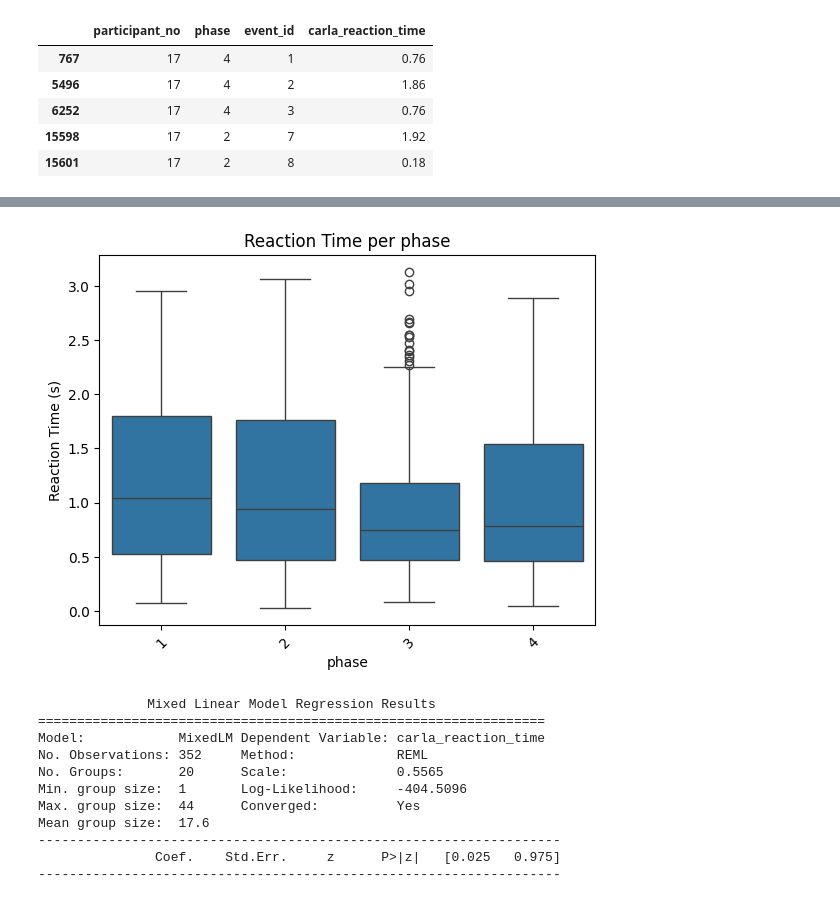
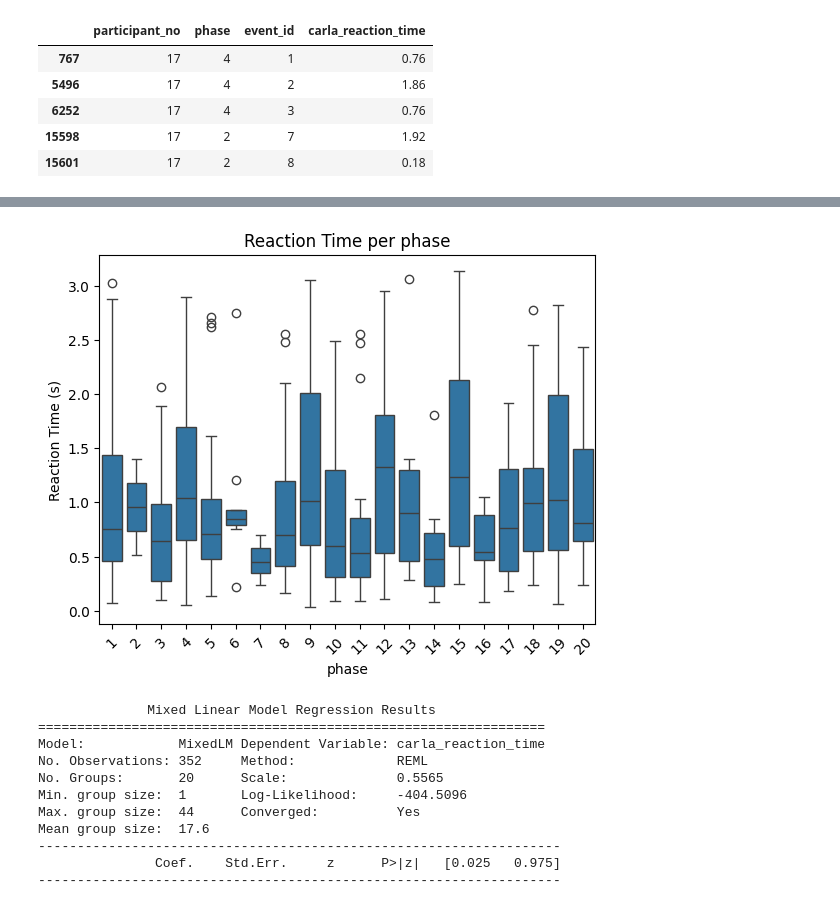
Before and after one commit to KeirAAAlcantara/SimAnalysis, a Jupyter notebook: Sim_Analysis.ipynb, the cells around one changed output, grey strips where cells are left out. Drawn from its saved outputs; the diff is of its cells as text; code cells hidden in the pictures.

```diff
--- a/Sim_Analysis.ipynb
+++ b/Sim_Analysis.ipynb
@@ -157,17 +172,17 @@ display(carla_reactions.head(5))
 # %%
 sns.boxplot(
     data=df_Metrics,
-    x="phase",
+    x="participant_no",
     y="carla_reaction_time"
 )
 
 plt.xlabel("phase")
 plt.ylabel("Reaction Time (s)")
 plt.title("Reaction Time per phase")
 plt.xticks(rotation=45)
 plt.show()
 # %% [output]
-[figure, old version]
+[figure, new version]
 # %%
 model = smf.mixedlm(
     "carla_reaction_time ~ phase",
```
Also changed, not shown: parts of 5 cells of this notebook.
